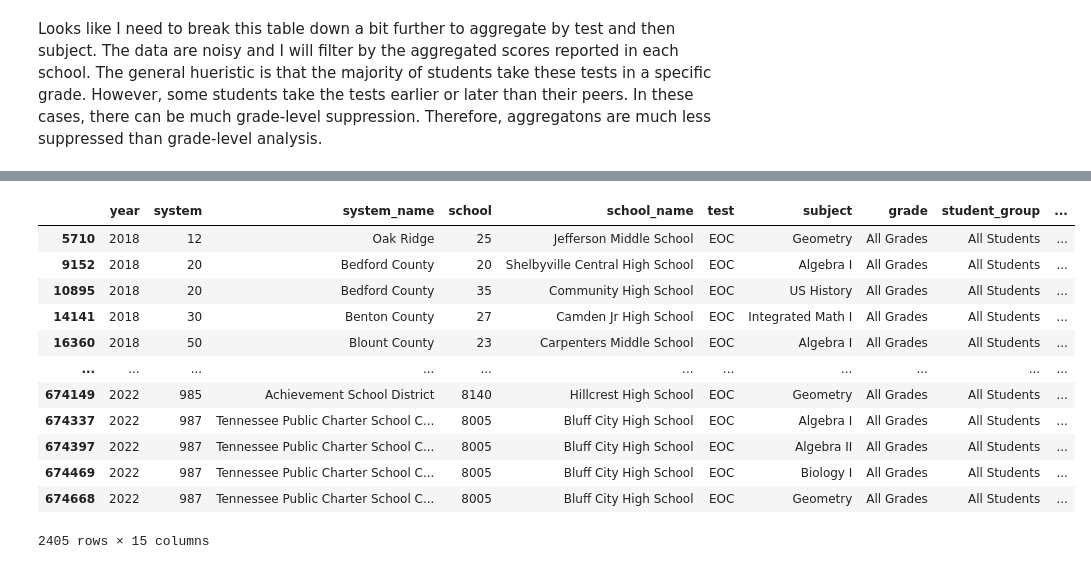
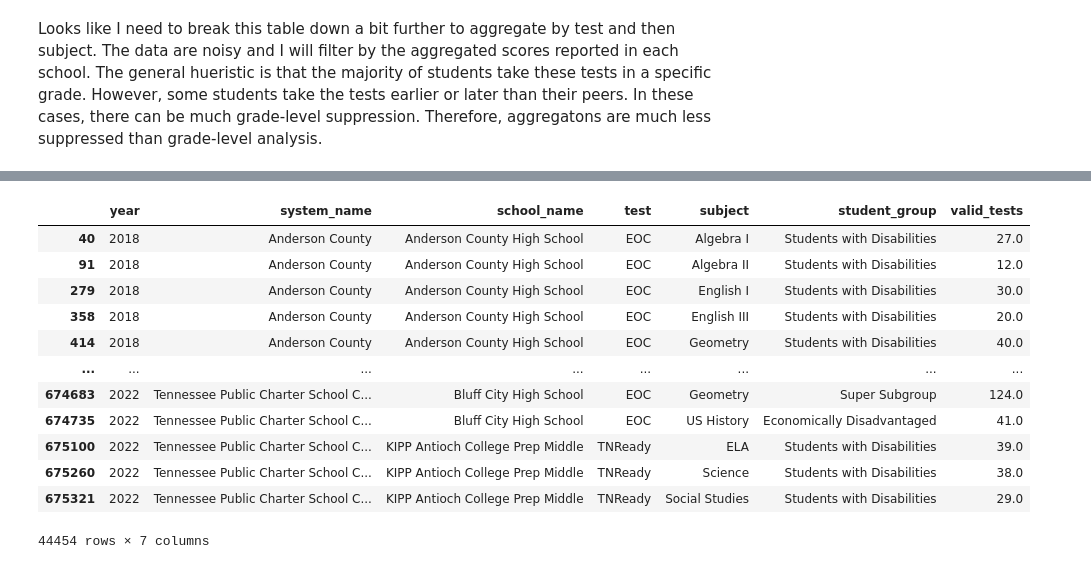
Before and after one commit to Claytor/Capstone_TN_COVID_School_Achievement_Impact, a Jupyter notebook: notebooks/school_assessments_join.ipynb, the cells around one changed output, grey strips where cells are left out. Saved outputs shown, nothing was run; the diff lists cells and outputs as text; code cells hidden in the pictures.

```diff
--- a/notebooks/school_assessments_join.ipynb
+++ b/notebooks/school_assessments_join.ipynb
@@ -94,10 +94,10 @@ middle_years.head()
 ### Combining `middle_years` dataset with 2022 to unify all data except 2017
 # %%
 # Combine middle years with data_2022
-assessments = pd.concat([middle_years, data_2022])
+assessments_unclean = pd.concat([middle_years, data_2022])
 
 # Dropping Enrolled, tested, participation_rate, and n_columns
-assessments = assessments.drop(['enrolled',
+assessments_unclean = assessments_unclean.drop(['enrolled',
                                   'tested',
                                   'participation_rate',
                                   'n_below',
@@ -105,7 +105,7 @@ assessments = assessments.drop(['enrolled',
                                   'n_met_expectations',
                                   'n_exceeded_expectations'], axis=1)
 
-assessments.head(n=2)
+assessments_unclean.head(n=2)
 # %% [output]
 |  | year | system | system_name | school | school_name | test | subject | grade | student_group | ... |
 | 0 | 2018 | 10 | Anderson County | 2 | Anderson County High School | EOC | Algebra I | 10 | All Students | ... |
@@ -197,16 +197,14 @@ Name: school, dtype: object
 Looks like I need to break this table down a bit further to aggregate by test and then subject. The data are noisy and I will filter by the aggregated scores reported in each school. The general hueristic is that the majority of students take these tests in a specific grade.  However, some students take the tests earlier or later than their peers.  In these cases, there can be much grade-level suppression.  Therefore, aggregatons are much less suppressed than grade-level analysis.
 # %%
 # Dropping MSAA & Alt
-assessments = assessments[assessments["test"].str.contains("MSAA|MSAA/Alt-Science/Social Studies") == False]
+assessments_unclean = assessments_unclean[assessments_unclean["test"].str.contains("MSAA|MSAA/Alt-Science/Social Studies") == False]
 
 # Filtering for "All Grades" aggregate of each subject
-assessments= assessments[assessments["grade"].str.contains("All Grades")]
+assessments_unclean= assessments_unclean[assessments_unclean["grade"].str.contains("All Grades")]
 
 # Removing student_groups that do not have enough valid tests.
-assessments = assessments[assessments['pct_below'] != '*']
+assessments_unclean = assessments_unclean[assessments_unclean['pct_below'] != '*']
 
 # Dropping proficeincy categories to explore solely "met" or "did not meet" expectations
 # Dropped 'grade' as it's no longer descriptive
-#assessments = assessments.drop(['grade', 'pct_below', 'pct_approaching', 'pct_met_expectations', 'pct_exceeded_expectations'], axis=1)
-
-# Converting pct_met_exceeded to
+assessments_unclean = assessments_unclean.drop(['grade', 'pct_below', 'pct_approaching', 'pct_met_expectations', 'pct_exceeded_expectations'], axis=1)
@@ -222,20 +217,20 @@ assessments.head()
 # %%
-bob = assessments.loc[(assessments['pct_met_exceeded'] == '**') & (assessments['student_group'] == 'All Students')]
-bob
+full_suppression = assessments_unclean.loc[(assessments_unclean['pct_met_exceeded'] == '**')]
+full_suppression.drop(['system','school','pct_met_exceeded'], axis=1)
 # bob['pct_met_exceeded'] = bob['pct_met_exceeded'].apply(pd.to_numeric)
 # %% [output]
-|  | year | system | system_name | school | school_name | test | subject | grade | student_group | ... |
-| 5710 | 2018 | 12 | Oak Ridge | 25 | Jefferson Middle School | EOC | Geometry | All Grades | All Students | ... |
-| 9152 | 2018 | 20 | Bedford County | 20 | Shelbyville Central High School | EOC | Algebra I | All Grades | All Students | ... |
-| 10895 | 2018 | 20 | Bedford County | 35 | Community High School | EOC | US History | All Grades | All Students | ... |
-| 14141 | 2018 | 30 | Benton County | 27 | Camden Jr High School | EOC | Integrated Math I | All Grades | All Students | ... |
-| 16360 | 2018 | 50 | Blount County | 23 | Carpenters Middle School | EOC | Algebra I | All Grades | All Students | ... |
-| ... | ... | ... | ... | ... | ... | ... | ... | ... | ... | ... |
-| 674149 | 2022 | 985 | Achievement School District | 8140 | Hillcrest High School | EOC | Geometry | All Grades | All Students | ... |
-| 674337 | 2022 | 987 | Tennessee Public Charter School C... | 8005 | Bluff City High School | EOC | Algebra I | All Grades | All Students | ... |
-| 674397 | 2022 | 987 | Tennessee Public Charter School C... | 8005 | Bluff City High School | EOC | Algebra II | All Grades | All Students | ... |
-| 674469 | 2022 | 987 | Tennessee Public Charter School C... | 8005 | Bluff City High School | EOC | Biology I | All Grades | All Students | ... |
-| 674668 | 2022 | 987 | Tennessee Public Charter School C... | 8005 | Bluff City High School | EOC | Geometry | All Grades | All Students | ... |
+|  | year | system_name | school_name | test | subject | student_group | valid_tests |
+| 40 | 2018 | Anderson County | Anderson County High School | EOC | Algebra I | Students with Disabilities | 27.0 |
+| 91 | 2018 | Anderson County | Anderson County High School | EOC | Algebra II | Students with Disabilities | 12.0 |
+| 279 | 2018 | Anderson County | Anderson County High School | EOC | English I | Students with Disabilities | 30.0 |
+| 358 | 2018 | Anderson County | Anderson County High School | EOC | English III | Students with Disabilities | 20.0 |
+| 414 | 2018 | Anderson County | Anderson County High School | EOC | Geometry | Students with Disabilities | 40.0 |
+| ... | ... | ... | ... | ... | ... | ... | ... |
+| 674683 | 2022 | Tennessee Public Charter School C... | Bluff City High School | EOC | Geometry | Super Subgroup | 124.0 |
+| 674735 | 2022 | Tennessee Public Charter School C... | Bluff City High School | EOC | US History | Economically Disadvantaged | 41.0 |
+| 675100 | 2022 | Tennessee Public Charter School C... | KIPP Antioch College Prep Middle | TNReady | ELA | Students with Disabilities | 39.0 |
+| 675260 | 2022 | Tennessee Public Charter School C... | KIPP Antioch College Prep Middle | TNReady | Science | Students with Disabilities | 38.0 |
+| 675321 | 2022 | Tennessee Public Charter School C... | KIPP Antioch College Prep Middle | TNReady | Social Studies | Students with Disabilities | 29.0 |
-2405 rows × 15 columns
+44454 rows × 7 columns
 # %%
 # Calculating total percentage of not met for student_groups per assessment
```
Also changed, not shown: parts of 8 cells of this notebook, 1 other file.
